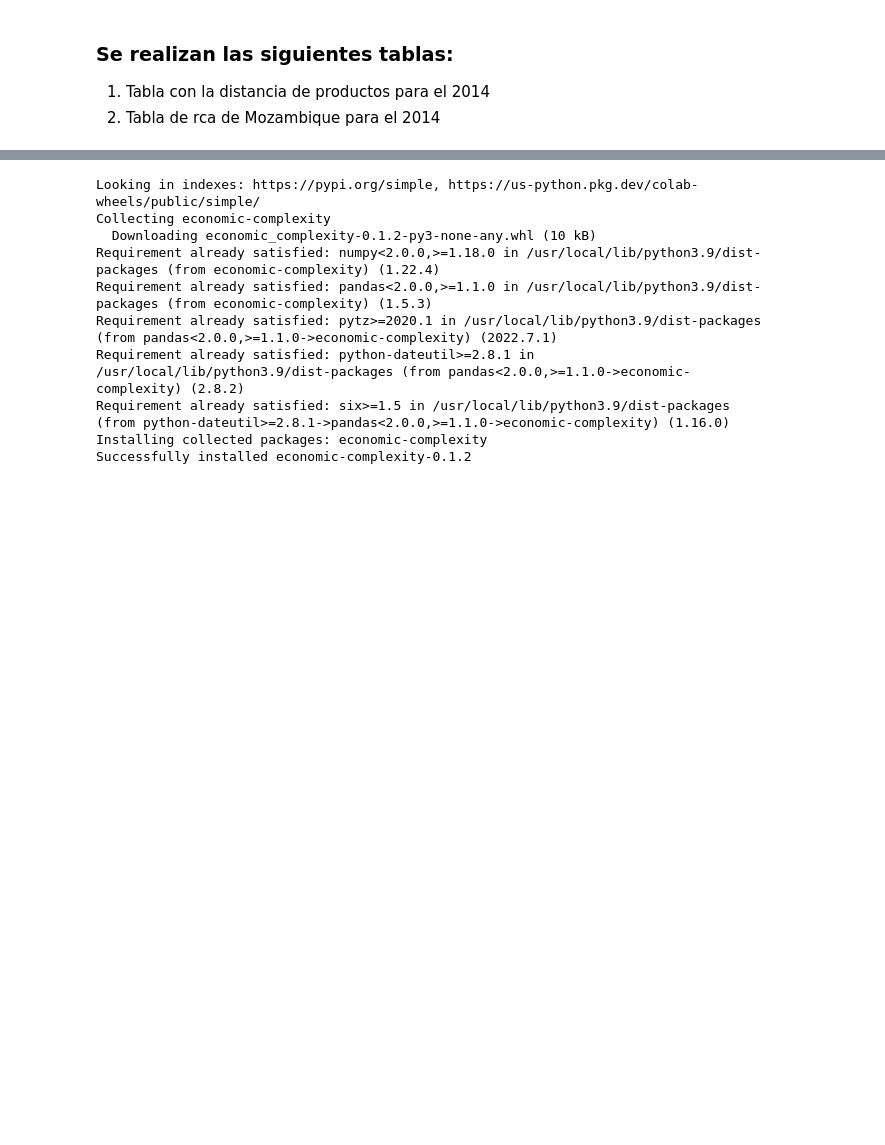
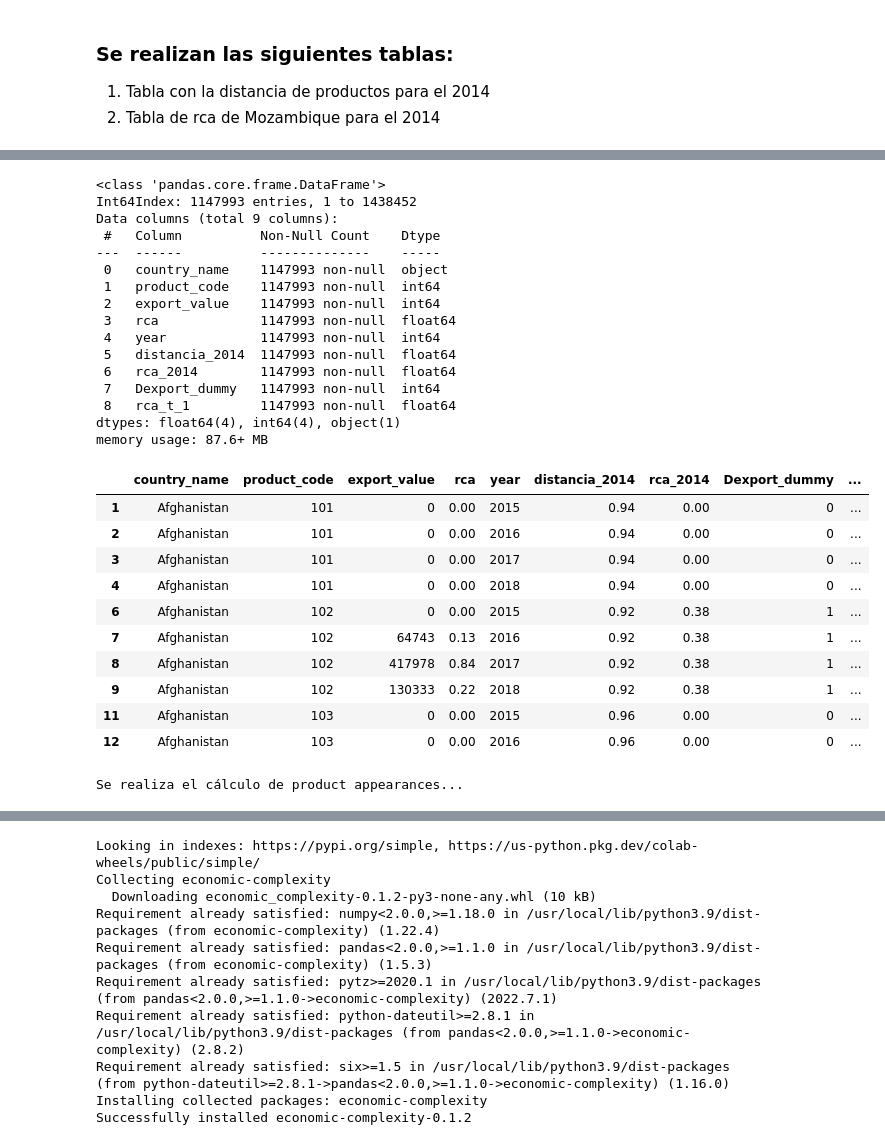
Before and after one commit to descandon88/Ecuador-Growth-data-set, a Jupyter notebook: analisis_mozambique/feasible_products_proposition_1.ipynb, the cells around one changed output, grey strips where cells are left out. Cells and saved outputs as stored; diff of their text form; code cells hidden in the pictures; blank space fills up the shorter version.

```diff
--- a/analisis_mozambique/feasible_products_proposition_1.ipynb
+++ b/analisis_mozambique/feasible_products_proposition_1.ipynb
@@ -386,0 +409,37 @@ df_test.sample(n=10)
+# %%
+t_pApp =t_prodApp.copy()
+t_pApp['rca_t_1'] = t_pApp.groupby(['country_name','product_code'])['rca'].shift(+1)
+t_pApp=t_pApp[t_pApp.year != 2014].copy()
+t_pApp.info()
+t_pApp.head(10)
+
+# t_pApp_mozam = t_pApp[t_pApp['country_name']=='Mozambique'].copy()
+# t_pApp_mozam.head(15)
+# %% [output]
+<class 'pandas.core.frame.DataFrame'>
+Int64Index: 1147993 entries, 1 to 1438452
+Data columns (total 9 columns):
+ #   Column          Non-Null Count    Dtype
+---  ------          --------------    -----
+ 0   country_name    1147993 non-null  object
+ 1   product_code    1147993 non-null  int64
+ 2   export_value    1147993 non-null  int64
+ 3   rca             1147993 non-null  float64
+ 4   year            1147993 non-null  int64
+ 5   distancia_2014  1147993 non-null  float64
+ 6   rca_2014        1147993 non-null  float64
+ 7   Dexport_dummy   1147993 non-null  int64
+ 8   rca_t_1         1147993 non-null  float64
+dtypes: float64(4), int64(4), object(1)
+memory usage: 87.6+ MB
+|  | country_name | product_code | export_value | rca | year | distancia_2014 | rca_2014 | Dexport_dummy | ... |
+| 1 | Afghanistan | 101 | 0 | 0.00 | 2015 | 0.94 | 0.00 | 0 | ... |
+| 2 | Afghanistan | 101 | 0 | 0.00 | 2016 | 0.94 | 0.00 | 0 | ... |
+| 3 | Afghanistan | 101 | 0 | 0.00 | 2017 | 0.94 | 0.00 | 0 | ... |
+| 4 | Afghanistan | 101 | 0 | 0.00 | 2018 | 0.94 | 0.00 | 0 | ... |
+| 6 | Afghanistan | 102 | 0 | 0.00 | 2015 | 0.92 | 0.38 | 1 | ... |
+| 7 | Afghanistan | 102 | 64743 | 0.13 | 2016 | 0.92 | 0.38 | 1 | ... |
+| 8 | Afghanistan | 102 | 417978 | 0.84 | 2017 | 0.92 | 0.38 | 1 | ... |
+| 9 | Afghanistan | 102 | 130333 | 0.22 | 2018 | 0.92 | 0.38 | 1 | ... |
+| 11 | Afghanistan | 103 | 0 | 0.00 | 2015 | 0.96 | 0.00 | 0 | ... |
+| 12 | Afghanistan | 103 | 0 | 0.00 | 2016 | 0.96 | 0.00 | 0 | ... |
@@ -386,0 +455,4 @@ df_test.sample(n=10)
+# %%
+t_product_appearance= cal_product_appearances(t_pApp)
+# %% [output]
+Se realiza el cálculo de product appearances...
```
Also changed, not shown: parts of 32 cells of this notebook.
